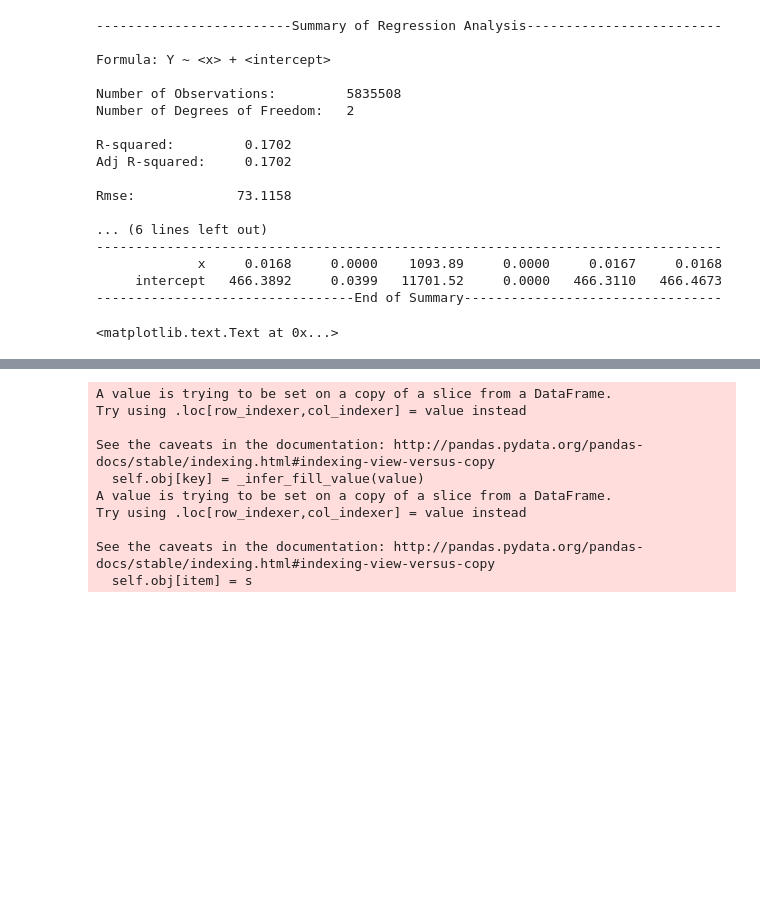
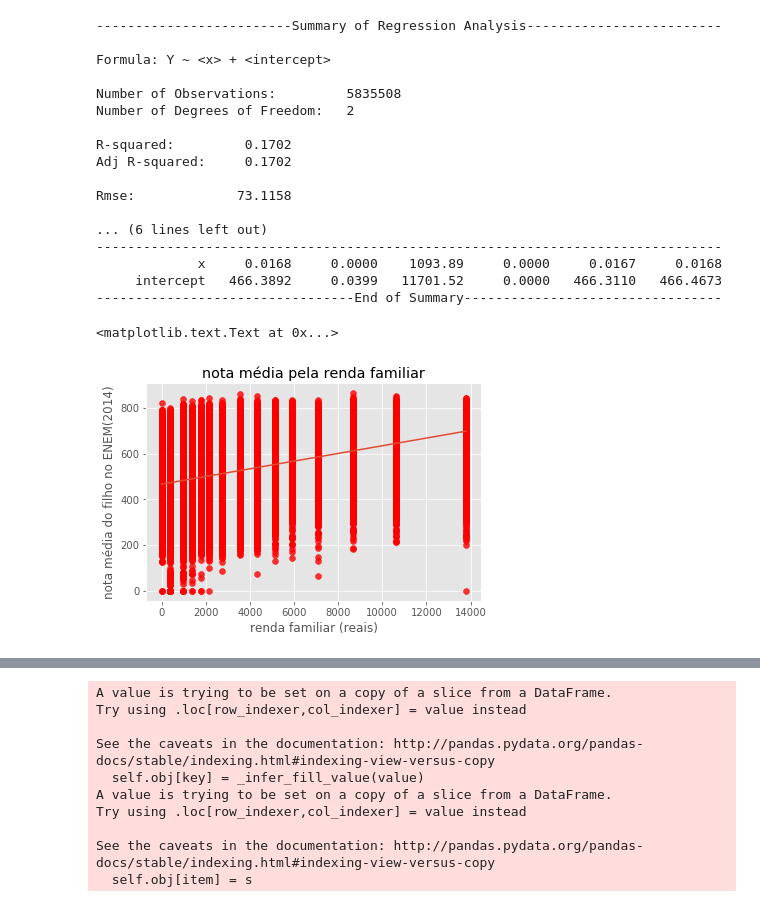
Before and after one commit to manucirne/Projeto3_CD, a Jupyter notebook: Projeto3 - Manoela Campos.ipynb, the cells around one changed output, grey strips where cells are left out. Cells and saved outputs as stored; diff of their text form; code cells hidden in the pictures; blank space fills up the shorter version.

```diff
--- a/Projeto3 - Manoela Campos.ipynb
+++ b/Projeto3 - Manoela Campos.ipynb
@@ -394,8 +378,9 @@ Rmse:             73.1158
 # %%
 plt.scatter(DADOS14.RENDAQT,DADOS14.MEDIA_NOTAS, c='red', alpha=0.8)
 plt.plot((DADOS14.RENDAQT.min(),DADOS14.RENDAQT.max()),(0.0168*DADOS14.RENDAQT.min()+466.3892,0.0168*DADOS14.RENDAQT.max()+466.3892))
-plt.title('nota média pela renda percapta')
+plt.title('nota média pela renda familiar')
 plt.xlabel('renda familiar (reais)')
 plt.ylabel('nota média do filho no ENEM(2014)')
 # %% [output]
 <matplotlib.text.Text at 0x...>
+[figure, added]
```
Also changed, not shown: parts of 41 cells of this notebook.
